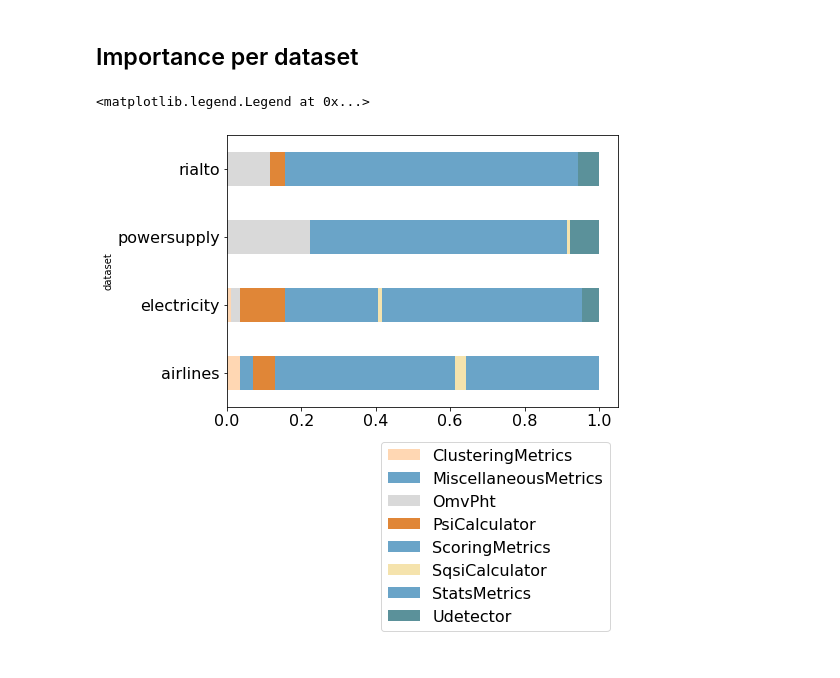
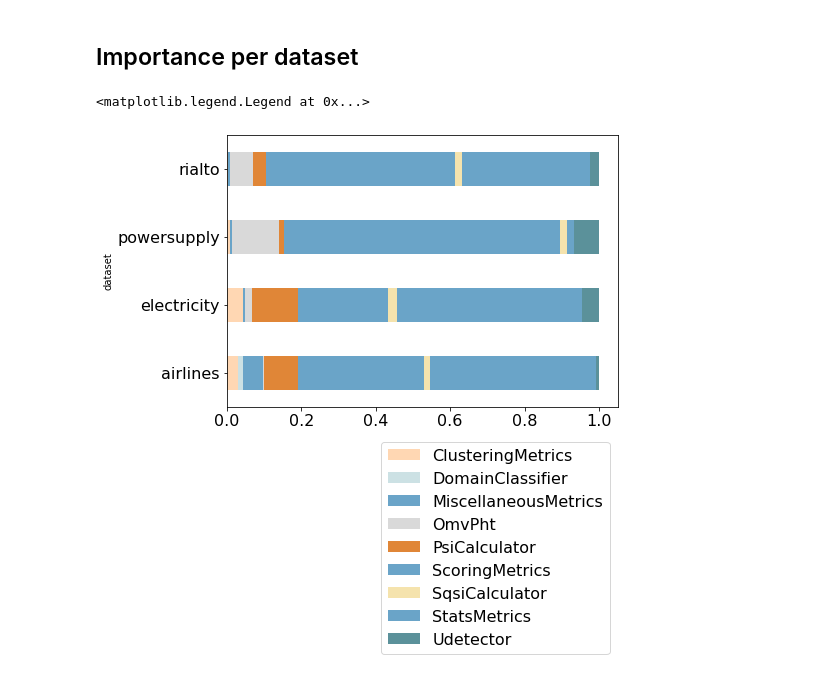
Before and after one commit to feamelo/drift-meta-learning, a Jupyter notebook: src/experiments/results/result_importances.ipynb, the cells around one changed output. Saved outputs shown, nothing was run; the diff lists cells and outputs as text; code cells hidden in the pictures.

```diff
--- a/src/experiments/results/result_importances.ipynb
+++ b/src/experiments/results/result_importances.ipynb
@@ -306,22 +248,22 @@ feat_count.plot.barh(figsize=(7,7), fontsize=16, color=COLORS, log=True).legend(
 # %%
 COLORS = [
     "#ffd7b3", # orange
+    "#cce1e4", # green
     "#6aa4c8ff", # blue
-    #"#cce1e4", # green
     "#d9d9d9", # grey
     "#E08637", # dark orange
     "#6aa4c8ff", # blue
     "#F5E3AD", # yellow
     "#6aa4c8ff", # blue
     "#5B919A", # dark green
     ]
 
-total_imp_dict = top_n_imps[["dataset", "importance"]].groupby(["dataset"]).sum().to_dict()["importance"]
-dataset_df = top_n_imps[["dataset", "mfe_type", "importance"]].groupby(["dataset", "mfe_type"]).sum().reset_index()
+total_imp_dict = all_imps[["dataset", "importance"]].groupby(["dataset"]).sum().to_dict()["importance"]
+dataset_df = all_imps[["dataset", "mfe_type", "importance"]].groupby(["dataset", "mfe_type"]).sum().reset_index()
 dataset_df["importance"] = dataset_df.apply(lambda  x: x["importance"]/total_imp_dict[x["dataset"]], axis=1)
 dataset_df = dataset_df.pivot(index="dataset", columns="mfe_type")
 dataset_df.columns = dataset_df.columns.droplevel()
 dataset_df.plot.barh(figsize=(7, 5), fontsize=16, color=COLORS, stacked=True).legend(loc='best', prop={'size': 16}, bbox_to_anchor=(1, -0.1))
 # %% [output]
 <matplotlib.legend.Legend at 0x...>
-[figure, old version]
+[figure, new version]
```
Also changed, not shown: parts of 9 cells of this notebook, 1 other file.
